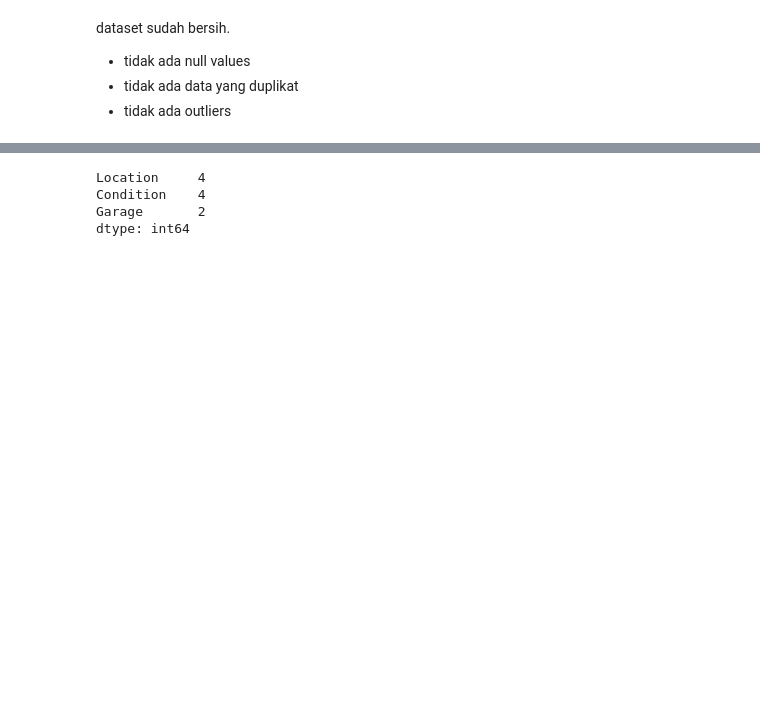
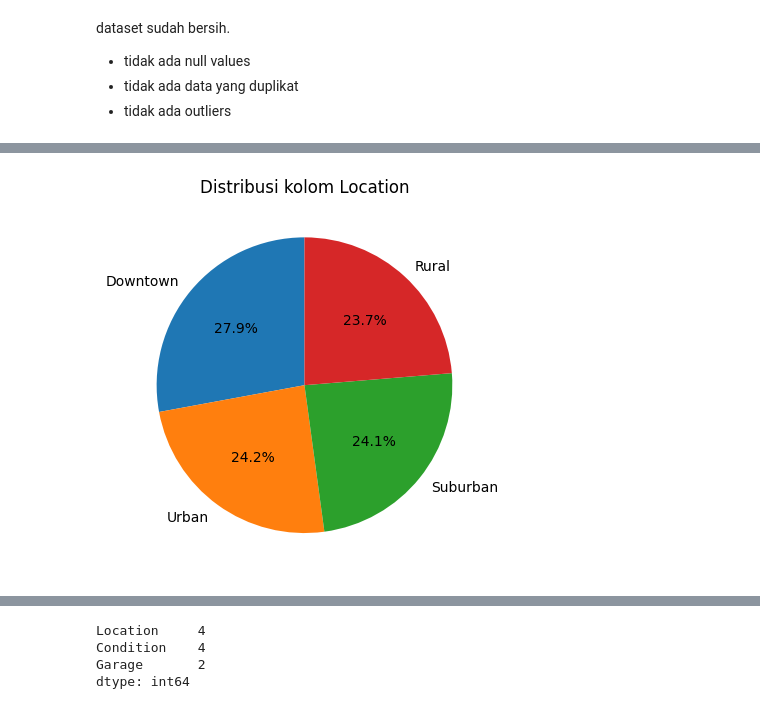
Before and after one commit to NurulAis/house-price, a Jupyter notebook: notebook.ipynb, the cells around one changed output, grey strips where cells are left out. Saved outputs shown, nothing was run; the diff lists cells and outputs as text; code cells hidden in the pictures; blank space fills up the shorter version.

```diff
--- a/notebook.ipynb
+++ b/notebook.ipynb
@@ -113,0 +162,7 @@ cat_features.head()
+# %%
+Location = df_cleaned['Location'].value_counts()
+plt.pie(Location, labels=Location.index, autopct='%1.1f%%', startangle=90)
+plt.title('Distribusi kolom Location')
+plt.show()
+# %% [output]
+[figure, added]
```
Also changed, not shown: parts of 16 cells of this notebook.
